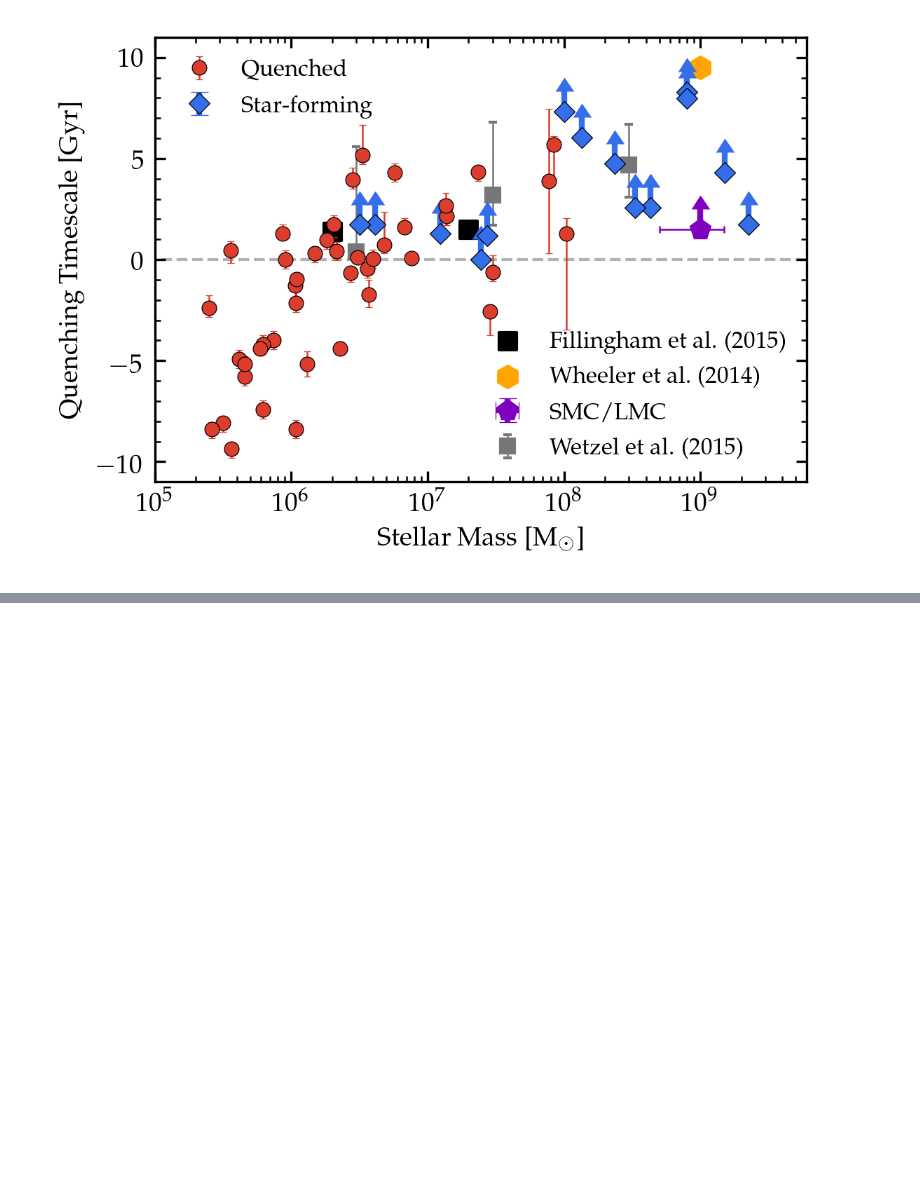
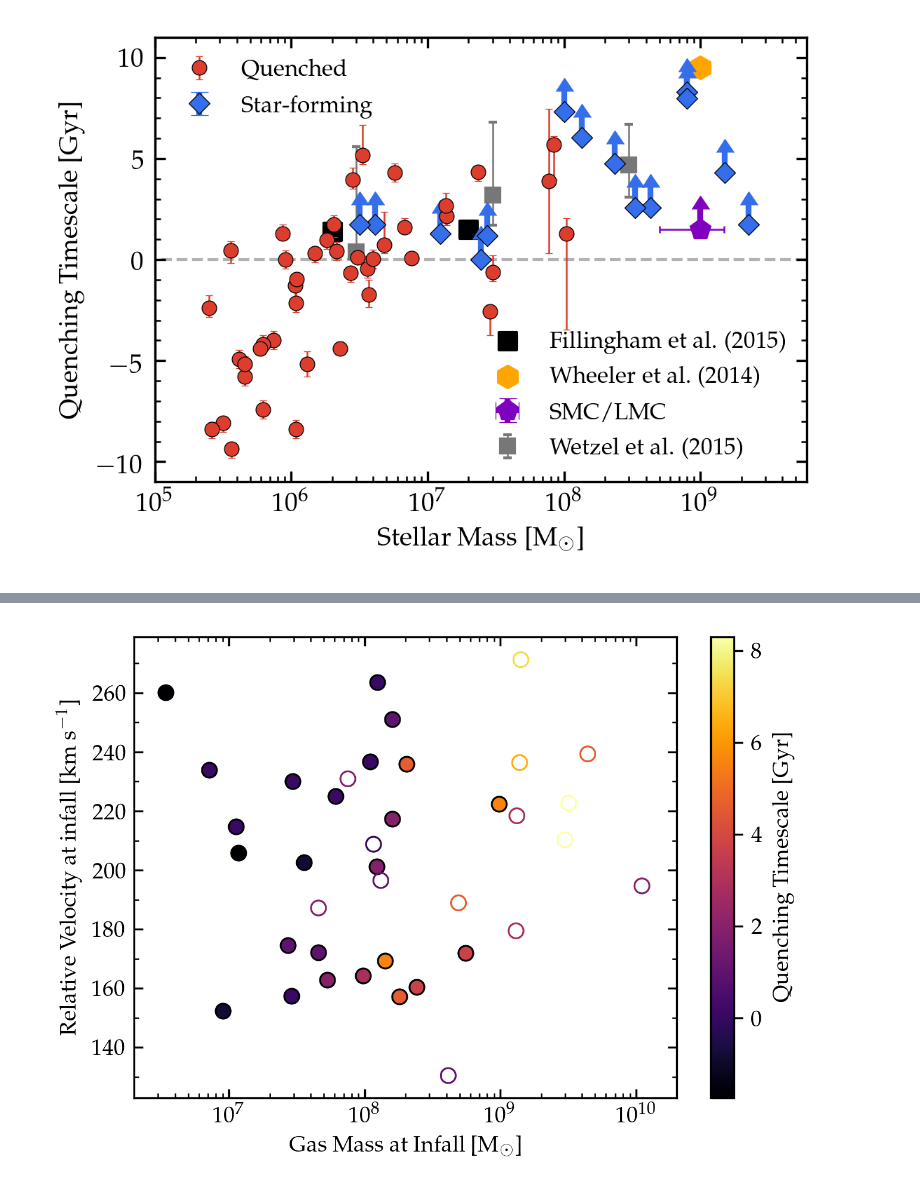
Before and after one commit to hollisakins/Justice_League_Code, a Jupyter notebook: Analysis/QuenchingTimescales/SFR_Quenching_Times.ipynb, the cells around one changed output, grey strips where cells are left out. Cells and saved outputs as stored; diff of their text form; code cells hidden in the pictures; blank space fills up the shorter version.

```diff
--- a/Analysis/QuenchingTimescales/SFR_Quenching_Times.ipynb
+++ b/Analysis/QuenchingTimescales/SFR_Quenching_Times.ipynb
@@ -591,0 +766,42 @@ plt.show()
+# %%
+fig2, ax2 = plt.subplots(1,1,dpi=300, figsize=(4.5,3.2))
+
+M_gas_at_infall = np.array(data.M_gas_at_infall, dtype=float)
+mstar = np.array(data.z0_M_star,dtype=float)
+timescale = np.array(data.timescale,dtype=float)
+tinfall = np.array(data.tinfall,dtype=float)
+quenched = np.array(data.quenched,dtype=bool)
+timescale[~quenched] = tinfall[~quenched]
+v_rel = np.array(data.v_rel)
+
+cmap_name = 'inferno'
+cmap = mpl.cm.get_cmap(cmap_name, 12)
+max_tau, min_tau = np.max(timescale), np.min(timescale)
+
+for q, m, v, t in zip(quenched,M_gas_at_infall, v_rel, timescale):
+    color = cmap((t-min_tau)/(max_tau-min_tau))
+    if q:
+        ax2.scatter([m], [v], fc=color, ec='k', lw=0.75, zorder=2)
+    else:
+        ax2.scatter([m], [v], fc='none', ec=color, lw=0.75, zorder=2)
+
+
+fig2.colorbar(mpl.cm.ScalarMappable(norm=mpl.colors.Normalize(vmin=min_tau, vmax=max_tau), cmap=cmap_name), ax=ax2, label='Quenching Timescale [Gyr]')
+
+
+ax2.semilogx()
+ax2.set_xlabel(r'Gas Mass at Infall [$\mathrm{M}_{\odot}$]')
+ax2.set_ylabel(r'Relative Velocity at infall [km s$^{-1}$]')
+
+ax2.tick_params(direction='in', which='both')
+ax2.yaxis.set_ticks_position('both')
+ax2.xaxis.set_ticks_position('both')
+ax2.yaxis.set_minor_locator(MultipleLocator(10))
+
+ax2.set_xlim(2e6, 2e10)
+
+plt.tight_layout()
+
+plt.show()
+# %% [output]
+[figure, added]
```
Also changed, not shown: parts of 14 cells of this notebook, 28 other files.
